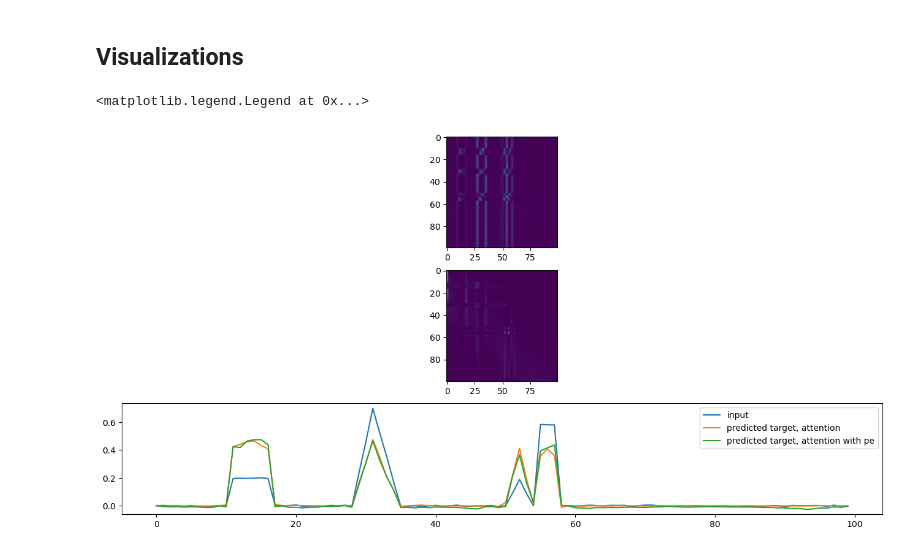
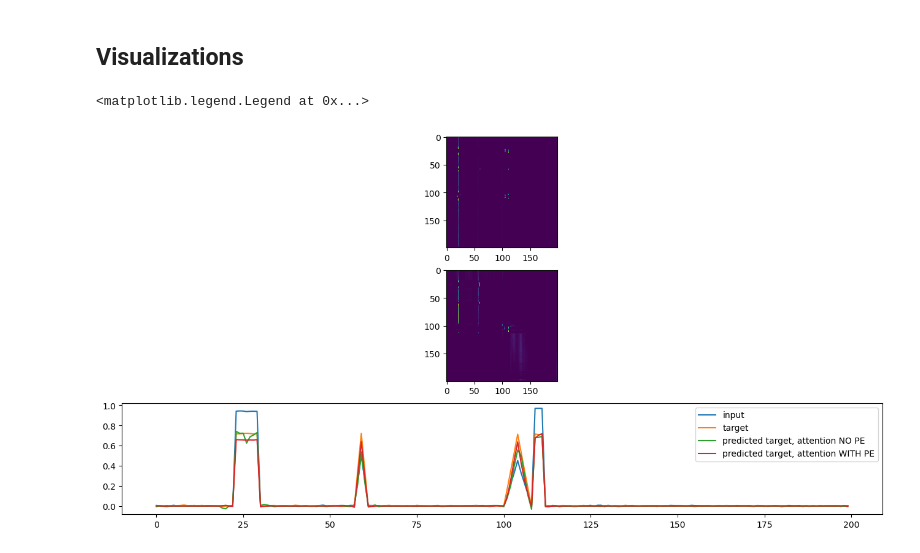
Before and after one commit to tiagofrepereira2012/attention_intuition, a Jupyter notebook: 2.attention_positioning_encoding.ipynb, the cells around one changed output. Saved outputs shown, nothing was run; the diff lists cells and outputs as text; code cells hidden in the pictures.

```diff
--- a/2.attention_positioning_encoding.ipynb
+++ b/2.attention_positioning_encoding.ipynb
@@ -341,53 +378,66 @@ Epoch: 40, Loss: 0.0006381725543178618
 # %% [markdown]
 ## Visualizations
 # %%
-np.random.seed(45)
-pe = positional_encoding_fn(SIZE, 1).T[0]
-original_pe, target_pe = generate_pair(with_pe=True, size=SIZE, max_height=100, positional_encoding_fn=positional_encoding_fn)
+np.random.seed(1000)
+input, target, pe = generate_pair(max_height=100, size=SIZE, positional_encoding_fn=positional_encoding_fn)
 
-original = np.expand_dims(original_pe[0]-pe, axis=0)
-target = np.expand_dims(target_pe[0]-pe, axis=0)
+input = np.expand_dims(input, axis=0)
+target = np.expand_dims(target, axis=0)
 
 attention_model.eval()
 attention_model_pe.eval()
 
-input_tensor = torch.Tensor(np.expand_dims(original,axis=0))
-input_tensor = input_tensor.to(DEVICE)
+input = torch.tensor(input)
+pe = torch.tensor(pe)
 
-input_tensor_pe = torch.Tensor(np.expand_dims(original_pe,axis=0))
-input_tensor_pe = input_tensor_pe.to(DEVICE)
+input = input.to(DEVICE)
+pe = pe.to(DEVICE)
 
+input_tensor = [input, pe]
 
-#predicted = attention_model(input_tensor)[0][0].detach().to("cpu").numpy()
-# Getting the attention layer
-#attention = attention_model(input_tensor)[0][0].detach().to("cpu").numpy()
+def extract_attention(model, input_tensor, with_pe=False):
+    # It is a little bit improvised, but it is for educational purposes
+    attention = []
+    if with_pe:
+        x = input_tensor[0]
+        pe = input_tensor[1]
 
-def extract_attention(model, input_tensor):
-    attention = []
-    x = input_tensor
+        x = model.conv1(x)
+        pe = model.conv1_pe(pe)
+
+        x = x + pe
+
+    else:
+        x = input_tensor[0]
+
     for layer in model:
         if isinstance(layer, SelfAttentionLayer):
             attention.append(layer.forward_attention(x))
         x = layer(x)
     return attention
 
+
 attention = extract_attention(attention_model, input_tensor)[0]
 attention = attention.detach().to("cpu").numpy()[0]
 predicted = attention_model(input_tensor)[0][0].detach().to("cpu").numpy()
 
 
-attention_pe = extract_attention(attention_model_pe, input_tensor_pe)[0]
+attention_pe = extract_attention(attention_model_pe, input_tensor, with_pe=True)[0]
 attention_pe = attention_pe.detach().to("cpu").numpy()[0]
-predicted_pe = attention_model_pe(input_tensor_pe)[0][0].detach().to("cpu").numpy()
+predicted_pe = attention_model_pe(input_tensor)[0][0].detach().to("cpu").numpy()
 
+input = input.detach().to("cpu").numpy()
+#target = target.detach().to("cpu").numpy()
+#print(input[0][0])
 
 fig, (ax1, ax2, ax3) = plt.subplots(3,1, figsize=(16,8))
 ax1.imshow(attention)
 ax2.imshow(attention_pe)
-ax3.plot(range(len(original[0])), original[0], label="input")
-ax3.plot(range(len(original[0])), predicted, label="predicted target, attention")
-ax3.plot(range(len(original_pe[0])), predicted_pe-pe, label="predicted target, attention with pe")
+ax3.plot(range(len(input[0][0])), input[0][0], label="input")
+ax3.plot(range(len(target[0][0])), target[0][0], label="target")
+ax3.plot(range(len(predicted)), predicted, label="predicted target, attention NO PE")
+ax3.plot(range(len(predicted_pe)), predicted_pe, label="predicted target, attention WITH PE")
 plt.legend()
 # %% [output]
 <matplotlib.legend.Legend at 0x...>
-[figure, old version]
+[figure, new version]
```
Also changed, not shown: parts of 3 cells of this notebook, 1 other file.
